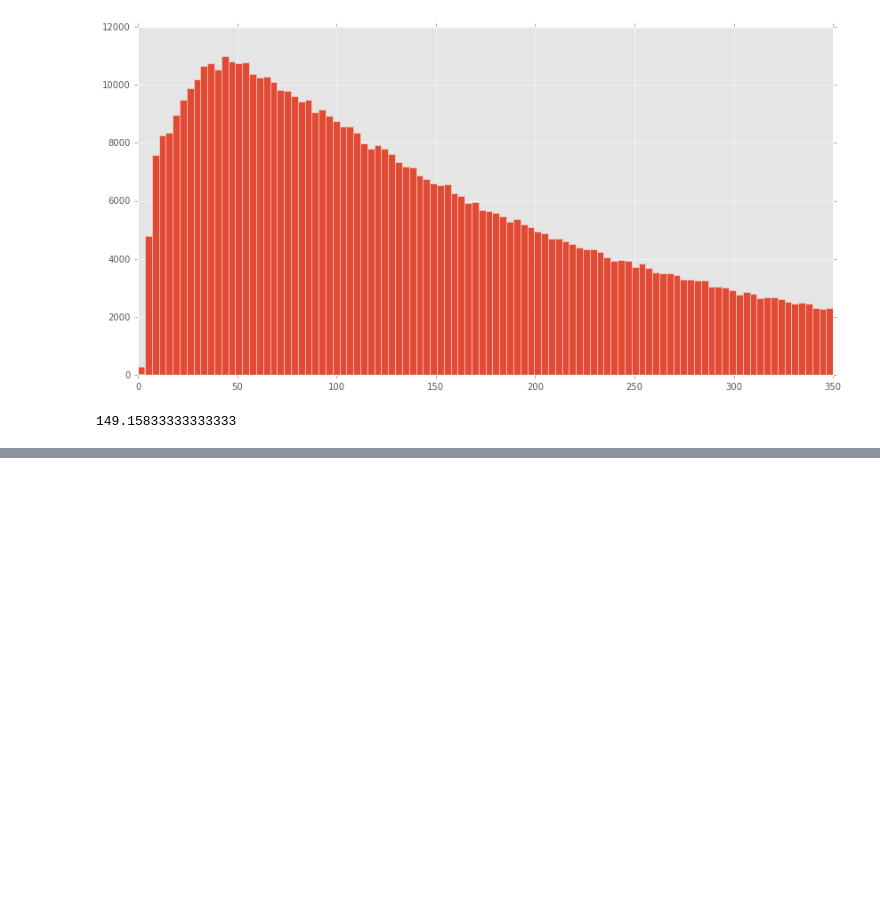
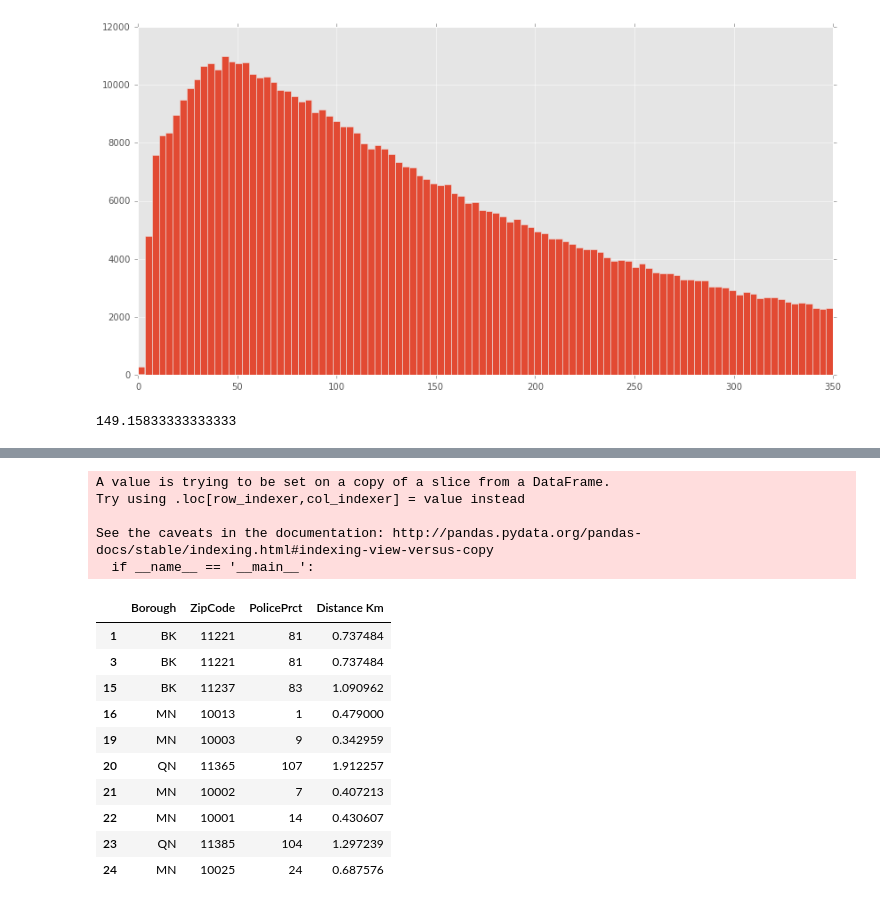
Before and after one commit to jsafyan/edav-final, a Jupyter notebook: EDAV-final.ipynb, the cells around one changed output, grey strips where cells are left out. Drawn from its saved outputs; the diff is of its cells as text; code cells hidden in the pictures; blank space fills up the shorter version.

```diff
--- a/EDAV-final.ipynb
+++ b/EDAV-final.ipynb
@@ -142,0 +167,12 @@ nypd
+# %%
+def closest_tree_station(row):
+    lat = row["Latitude"]
+    lon = row["Longitude"]
+    incident = (lat, lon)
+    index = tree.query(incident)[1]
+    station = (nypd.ix[index].Latitude, nypd.ix[index].Longitude)
+    frame = nypd.ix[index][["Borough", "ZipCode", "PolicePrct"]]
+    frame["Distance Km"] = vincenty(incident, station).kilometers
+    return frame
+# %%
+df2 = df2.dropna()
@@ -142,0 +181,14 @@ nypd
+# %%
+def geohash(row):
+    lat = row['Latitude']
+    lon = row['Longitude']
+    ghash = pgh.encode(lat, lon, precision=7)
+    return ghash
+# %%
+df2['geohash'] = df2.apply(geohash, axis=1)
+# %% [output]
+A value is trying to be set on a copy of a slice from a DataFrame.
+Try using .loc[row_indexer,col_indexer] = value instead
+
+See the caveats in the documentation: http://pandas.pydata.org/pandas-docs/stable/indexing.html#indexing-view-versus-copy
+  if __name__ == '__main__':
@@ -142,0 +208,14 @@ nypd
+# %%
+df2.head(10).apply(closest_tree_station, axis=1)
+# %% [output]
+|  | Borough | ZipCode | PolicePrct | Distance Km |
+| 1 | BK | 11221 | 81 | 0.737484 |
+| 3 | BK | 11221 | 81 | 0.737484 |
+| 15 | BK | 11237 | 83 | 1.090962 |
+| 16 | MN | 10013 | 1 | 0.479000 |
+| 19 | MN | 10003 | 9 | 0.342959 |
+| 20 | QN | 11365 | 107 | 1.912257 |
+| 21 | MN | 10002 | 7 | 0.407213 |
+| 22 | MN | 10001 | 14 | 0.430607 |
+| 23 | QN | 11385 | 104 | 1.297239 |
+| 24 | MN | 10025 | 24 | 0.687576 |
```
Also changed, not shown: parts of 8 cells of this notebook.
